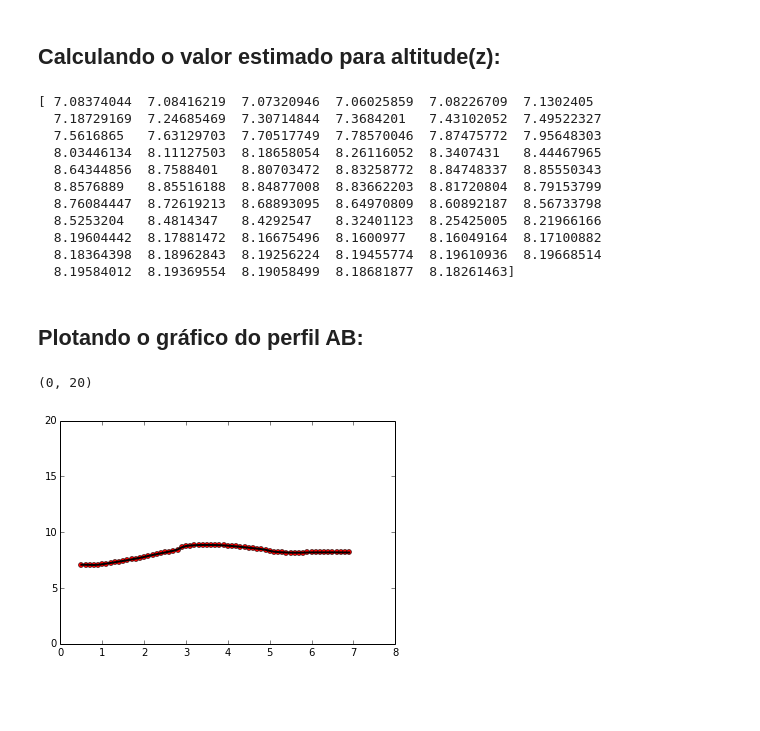
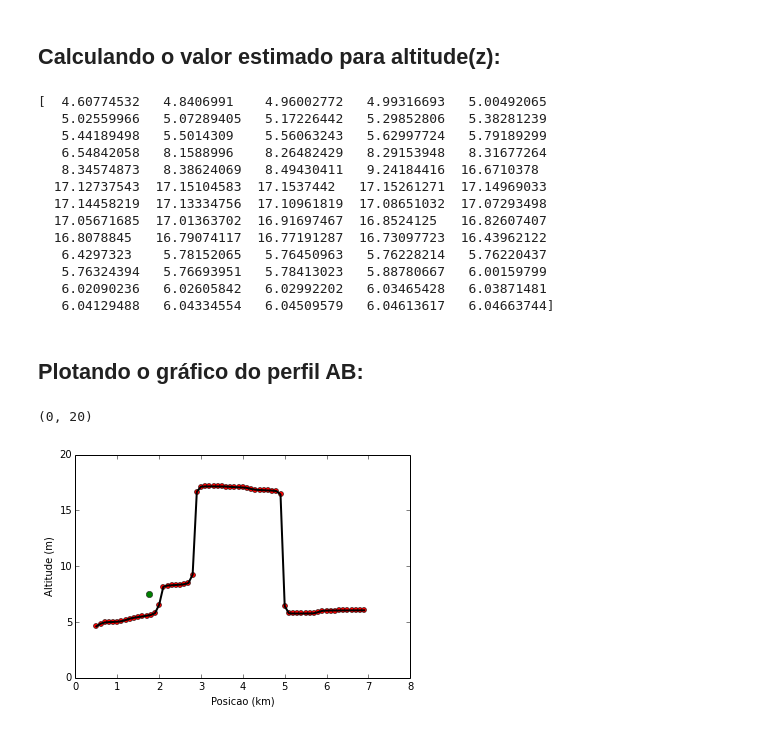
Before and after one commit to dIOGOLOC/exercicios_mestrado, a Jupyter notebook: metodos_computacionais/interpolacao_ponderada.ipynb, the cells around one changed output. Saved outputs shown, nothing was run; the diff lists cells and outputs as text; code cells hidden in the pictures; blank space fills up the shorter version.

```diff
--- a/metodos_computacionais/interpolacao_ponderada.ipynb
+++ b/metodos_computacionais/interpolacao_ponderada.ipynb
@@ -54,7 +50,7 @@ print(len(y))
 # %% [markdown]
 <h2>Número da Potência:</h2>
 # %%
-p=1
+p=4
 # %% [markdown]
 <h2>Plotando a malha de dados de altitude e os perfis A-B e C-D</h2>
 # %%
@@ -199,23 +199,28 @@ for j in xrange(0,len(xab)):
     interpolAB[j] = nominator/denominator
 print(interpolAB)
 # %% [output]
-[ 7.08374044  7.08416219  7.07320946  7.06025859  7.08226709  7.1302405
-  7.18729169  7.24685469  7.30714844  7.3684201   7.43102052  7.49522327
-  7.5616865   7.63129703  7.70517749  7.78570046  7.87475772  7.95648303
-  8.03446134  8.11127503  8.18658054  8.26116052  8.3407431   8.44467965
-  8.64344856  8.7588401   8.80703472  8.83258772  8.84748337  8.85550343
-  8.8576889   8.85516188  8.84877008  8.83662203  8.81720804  8.79153799
-  8.76084447  8.72619213  8.68893095  8.64970809  8.60892187  8.56733798
-  8.5253204   8.4814347   8.4292547   8.32401123  8.25425005  8.21966166
-  8.19604442  8.17881472  8.16675496  8.1600977   8.16049164  8.17100882
-  8.18364398  8.18962843  8.19256224  8.19455774  8.19610936  8.19668514
-  8.19584012  8.19369554  8.19058499  8.18681877  8.18261463]
+[  4.60774532   4.8406991    4.96002772   4.99316693   5.00492065
+   5.02559966   5.07289405   5.17226442   5.29852806   5.38281239
+   5.44189498   5.5014309    5.56063243   5.62997724   5.79189299
+   6.54842058   8.1588996    8.26482429   8.29153948   8.31677264
+   8.34574873   8.38624069   8.49430411   9.24184416  16.6710378
+  17.12737543  17.15104583  17.1537442   17.15261271  17.14969033
+  17.14458219  17.13334756  17.10961819  17.08651032  17.07293498
+  17.05671685  17.01363702  16.91697467  16.8524125   16.82607407
+  16.8078845   16.79074117  16.77191287  16.73097723  16.43962122
+   6.4297323    5.78152065   5.76450963   5.76228214   5.76220437
+   5.76324394   5.76693951   5.78413023   5.88780667   6.00159799
+   6.02090236   6.02605842   6.02992202   6.03465428   6.03871481
+   6.04129488   6.04334554   6.04509579   6.04613617   6.04663744]
 # %% [markdown]
 <h2>Plotando o gráfico do perfil AB:</h2>
 # %%
 plt.plot(xab,interpolAB,'or',xab,interpolAB,'k',lw=2,markersize=5)
+plt.xlabel('Posicao (km)')
+plt.ylabel('Altitude (m)')
+plt.plot(1.75,7.5,'og')
 plt.xlim(0,8)
 plt.ylim(0,20)
 # %% [output]
 (0, 20)
-[figure, old version]
+[figure, new version]
```
Also changed, not shown: parts of 5 cells of this notebook.
